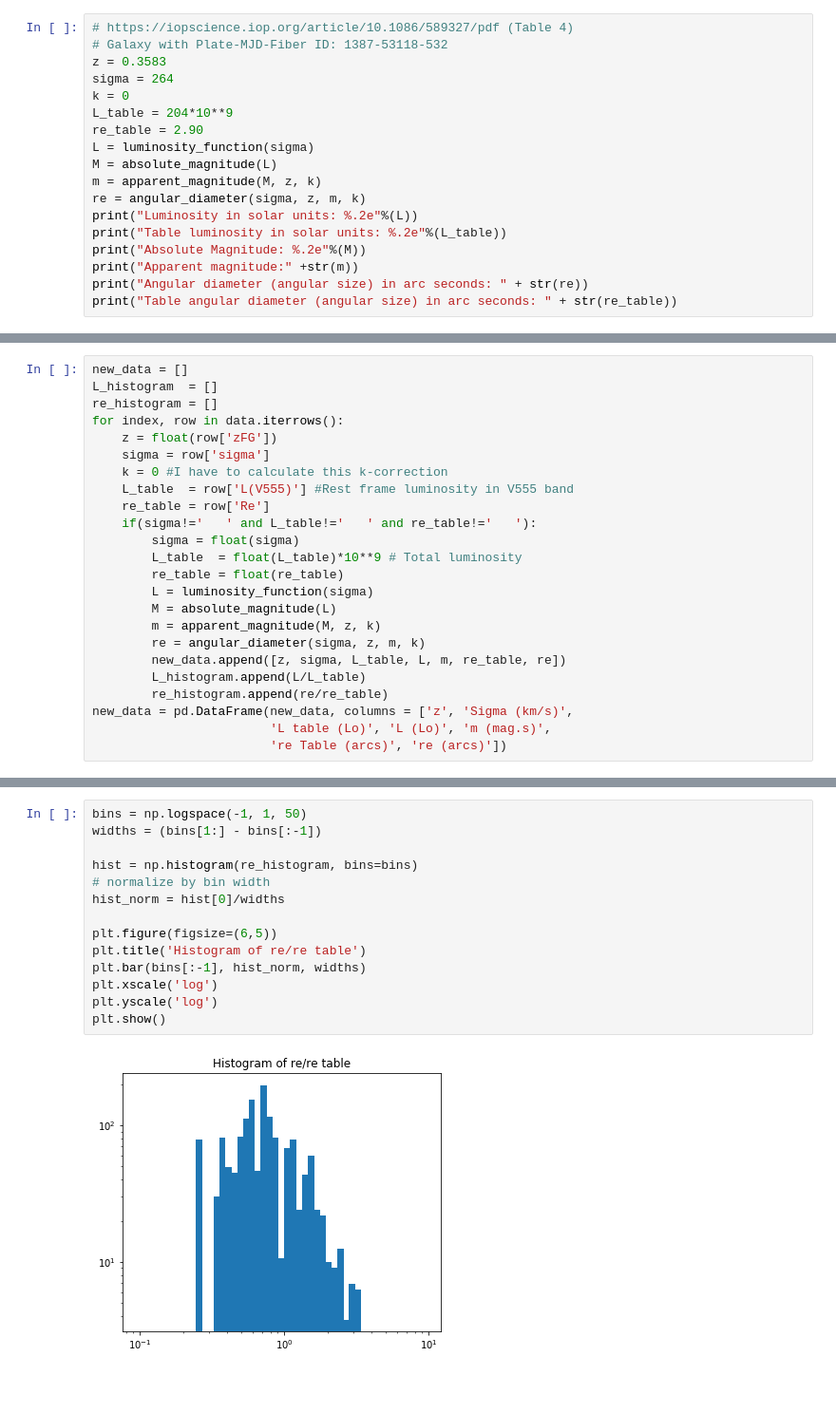
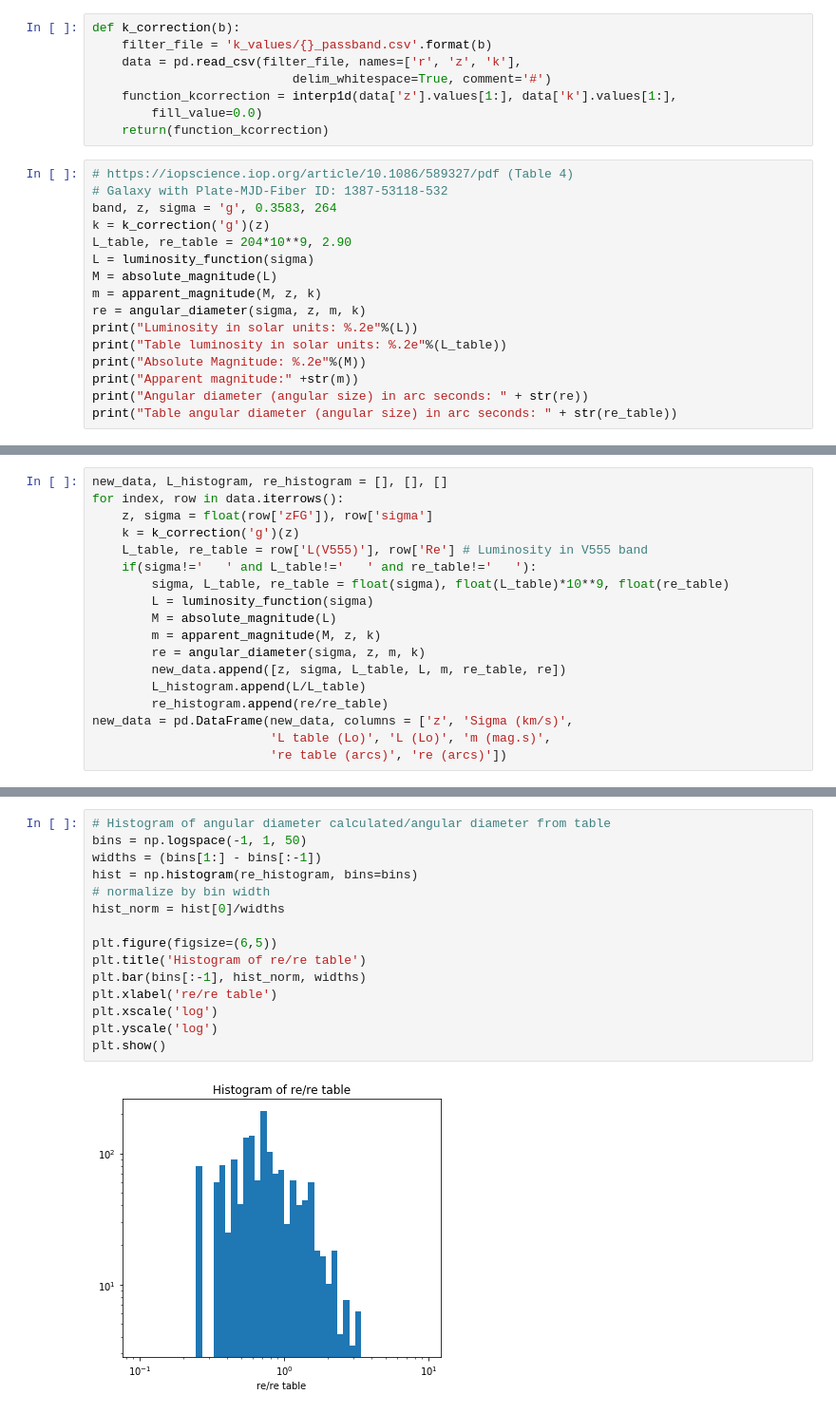
Before and after one commit to JimenaGonzalez/Simulations-Double-Source-Gravitational-Lensing, a Jupyter notebook: Fundamental Plane.ipynb, the cells around one changed output, grey strips where cells are left out. Shown at 95% size. Saved outputs shown, nothing was run; the diff lists cells and outputs as text; blank space fills up the shorter version.

Commit message:
added k-correction, code more organized and Faber-Jackson description

```diff
--- a/Fundamental Plane.ipynb
+++ b/Fundamental Plane.ipynb
@@ -48,11 +42,17 @@ def angular_diameter(sigma, z, m, k):
+# %%
+def k_correction(b):
+    filter_file = 'k_values/{}_passband.csv'.format(b)
+    data = pd.read_csv(filter_file, names=['r', 'z', 'k'],
+                           delim_whitespace=True, comment='#')
+    function_kcorrection = interp1d(data['z'].values[1:], data['k'].values[1:],
+        fill_value=0.0)
+    return(function_kcorrection)
 # %%
 # https://iopscience.iop.org/article/10.1086/589327/pdf (Table 4)
 # Galaxy with Plate-MJD-Fiber ID: 1387-53118-532
-z = 0.3583
-sigma = 264
-k = 0
-L_table = 204*10**9
-re_table = 2.90
+band, z, sigma = 'g', 0.3583, 264
+k = k_correction('g')(z)
+L_table, re_table = 204*10**9, 2.90
 L = luminosity_function(sigma)
 M = absolute_magnitude(L)
 m = apparent_magnitude(M, z, k)
@@ -97,17 +84,11 @@ data
 # %%
-new_data = []
-L_histogram  = []
-re_histogram = []
+new_data, L_histogram, re_histogram = [], [], []
 for index, row in data.iterrows():
-    z = float(row['zFG'])
-    sigma = row['sigma']
-    k = 0 #I have to calculate this k-correction
-    L_table  = row['L(V555)'] #Rest frame luminosity in V555 band
-    re_table = row['Re']
+    z, sigma = float(row['zFG']), row['sigma']
+    k = k_correction('g')(z)
+    L_table, re_table = row['L(V555)'], row['Re'] # Luminosity in V555 band
     if(sigma!='   ' and L_table!='   ' and re_table!='   '):
-        sigma = float(sigma)
-        L_table  = float(L_table)*10**9 # Total luminosity
-        re_table = float(re_table)
+        sigma, L_table, re_table = float(sigma), float(L_table)*10**9, float(re_table)
         L = luminosity_function(sigma)
         M = absolute_magnitude(L)
         m = apparent_magnitude(M, z, k)
@@ -117,5 +98,5 @@ for index, row in data.iterrows():
         re_histogram.append(re/re_table)
 new_data = pd.DataFrame(new_data, columns = ['z', 'Sigma (km/s)',
                         'L table (Lo)', 'L (Lo)', 'm (mag.s)',
-                        're Table (arcs)', 're (arcs)'])
+                        're table (arcs)', 're (arcs)'])
 # %%
@@ -158,17 +128,18 @@ plt.show()
 # %%
+# Histogram of angular diameter calculated/angular diameter from table
 bins = np.logspace(-1, 1, 50)
 widths = (bins[1:] - bins[:-1])
-
 hist = np.histogram(re_histogram, bins=bins)
 # normalize by bin width
 hist_norm = hist[0]/widths
 
 plt.figure(figsize=(6,5))
 plt.title('Histogram of re/re table')
 plt.bar(bins[:-1], hist_norm, widths)
+plt.xlabel('re/re table')
 plt.xscale('log')
 plt.yscale('log')
 plt.show()
 # %% [output]
-[figure, old version]
+[figure, new version]
 # %%
```
Also changed, not shown: parts of 12 cells of this notebook, 4 other files.
